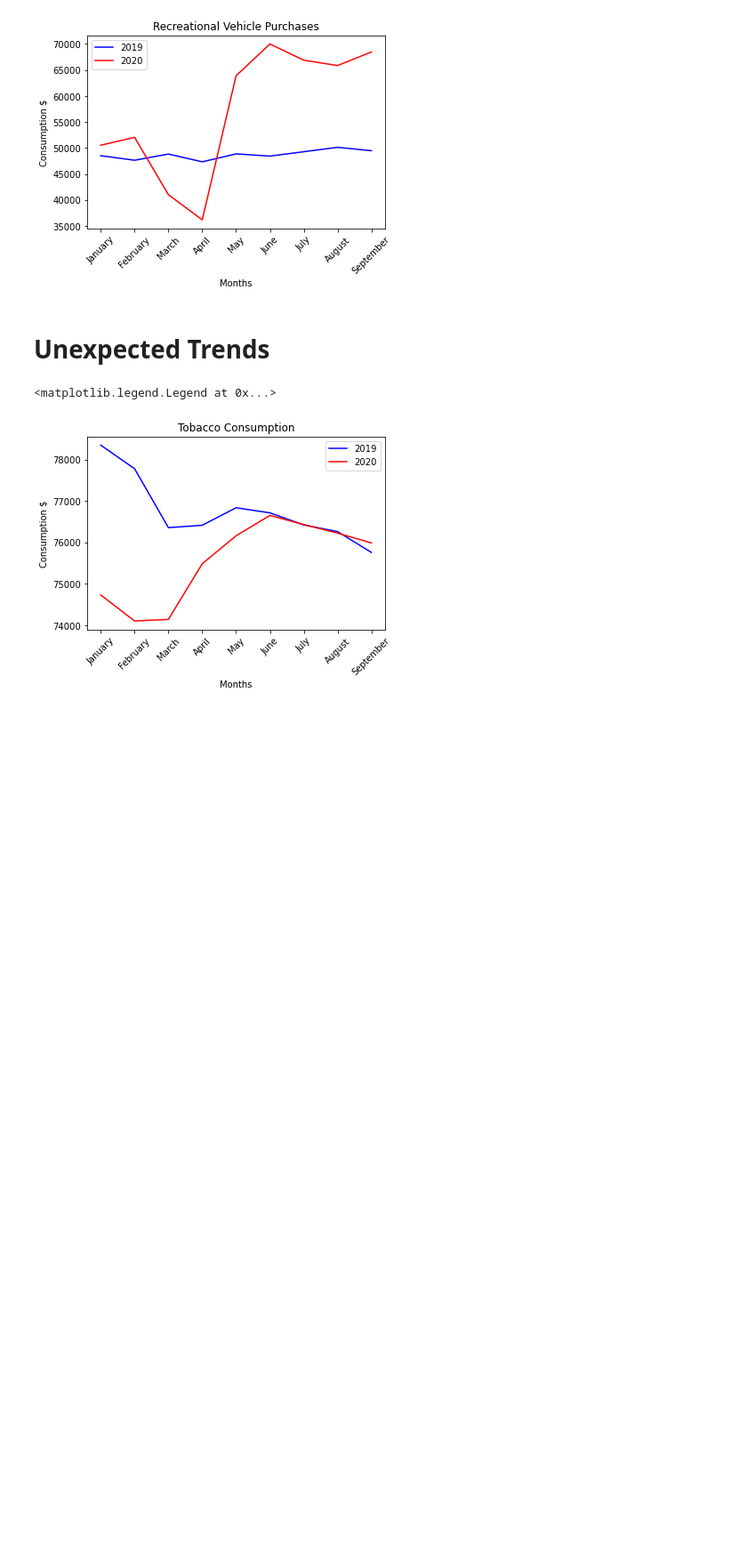
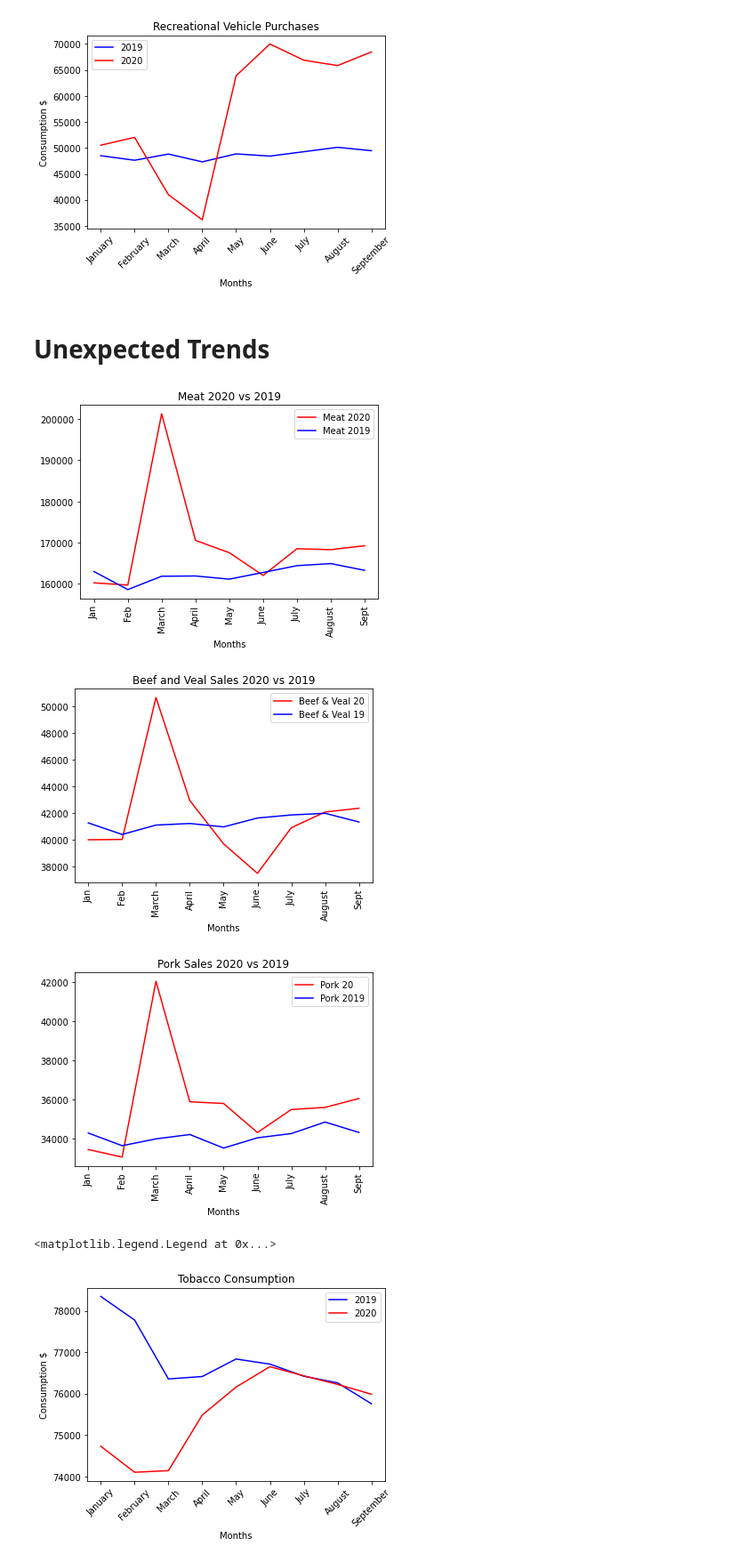
Before and after one commit to staceywai/bootcamp-project, a Jupyter notebook: Final_Data-Analysis.ipynb, the cells around one changed output. Shown: that part at 89% size. Drawn from its saved outputs; the diff is of its cells as text; code cells hidden in the pictures; blank space fills up the shorter version.

Commit message:
Adding meat trends

```diff
--- a/Final_Data-Analysis.ipynb
+++ b/Final_Data-Analysis.ipynb
@@ -11,10 +11,12 @@ nondurable = pd.read_csv('Resources/nondurable_no_commas.csv')
 durable = pd.read_csv('Resources/Durable-no-commas.csv')
 necessities = pd.read_csv('Resources/necessityitems_consumption_15_20.csv')
 df = pd.read_csv('Resources/grocery_consumption_19_20.csv')
+fb_df = pd.read_csv('Resources/food_bev_data.csv')
 
 # Remove white space from the left of the category names
 nondurable['Consumption Category '] = nondurable['Consumption Category '].str.lstrip()
 durable['Category'] = durable['Category'].str.lstrip()
+fb_df['Consumption Category '] = fb_df['Consumption Category '].str.lstrip()
 # %%
 # Separate non-durable goods into years, and verify the data is in number form
 nond_data19 = nondurable.loc[:, ['Consumption Category ', '2019M01', '2019M02', '2019M03', '2019M04', '2019M05', '2019M06', '2019M07', '2019M08', '2019M09']]
@@ -647,3 +647,62 @@ print(line_eq)
+# %%
+# Meat Trends
+
+meat_df = fb_df.loc[[fb_df.index[7],fb_df.index[8],fb_df.index[9], fb_df.index[10], fb_df.index[11],fb_df.index[12]]]
+meat_df = meat_df.set_index('Consumption Category ')
+
+# Plotting Meat Trends
+months = ["Jan","Feb","March","April","May","June","July","August","Sept"]
+meats20, = plt.plot(months, meat_df.loc['Meats and poultry',["2020M01","2020M02","2020M03","2020M04","2020M05","2020M06","2020M07","2020M08","2020M09"]],
+                        color="red", label="Meat 2020")
+
+meats19, = plt.plot(months, meat_df.loc['Meats and poultry',["2019M01","2019M02","2019M03","2019M04","2019M05","2019M06","2019M07","2019M08","2019M09"]],
+                        color="blue", label="Meat 2019")
+
+
+# Create a legend for our chart
+plt.legend(handles=[meats20,meats19], loc="best")
+plt.title("Meat 2020 vs 2019")
+plt.xlabel("Months")
+plt.xticks(rotation="vertical")
+plt.savefig('Images/Meat20vs19.png')
+plt.show()
+
+# Plot beef and veal
+months = ["Jan","Feb","March","April","May","June","July","August","Sept"]
+beefveal20, = plt.plot(months, meat_df.loc['Beef and veal',["2020M01","2020M02","2020M03","2020M04","2020M05","2020M06","2020M07","2020M08","2020M09"]],
+                        color="red", label="Beef & Veal 20")
+
+beefveal19, = plt.plot(months, meat_df.loc['Beef and veal',["2019M01","2019M02","2019M03","2019M04","2019M05","2019M06","2019M07","2019M08","2019M09"]],
+                        color="blue", label="Beef & Veal 19")
+
+
+# Create a legend for our chart
+plt.legend(handles=[beefveal20, beefveal19], loc="best")
+plt.title("Beef and Veal Sales 2020 vs 2019")
+plt.xlabel("Months")
+plt.xticks(rotation="vertical")
+plt.savefig('Images/BeafVeal20vs19.png')
+plt.show()
+
+# Plot Pork
+
+pork20, = plt.plot(months, meat_df.loc['Pork',["2020M01","2020M02","2020M03","2020M04","2020M05","2020M06","2020M07","2020M08","2020M09"]],
+                        color="red", label="Pork 20")
+
+pork19, = plt.plot(months, meat_df.loc['Pork',["2019M01","2019M02","2019M03","2019M04","2019M05","2019M06","2019M07","2019M08","2019M09"]],
+                        color="blue", label="Pork 2019")
+
+# Create a legend for our chart
+plt.legend(handles=[pork20,pork19], loc="best")
+plt.title("Pork Sales 2020 vs 2019")
+plt.xlabel("Months")
+plt.xticks(rotation="vertical")
+plt.savefig('Images/Pork20vs19.png')
+plt.show()
+# %% [output]
+[figure, added]
+[figure, added]
+[figure, added]
 # %%
 # Tobacco Trends
 
```
Also changed, not shown: parts of 1 cell of this notebook, 4 other files.
